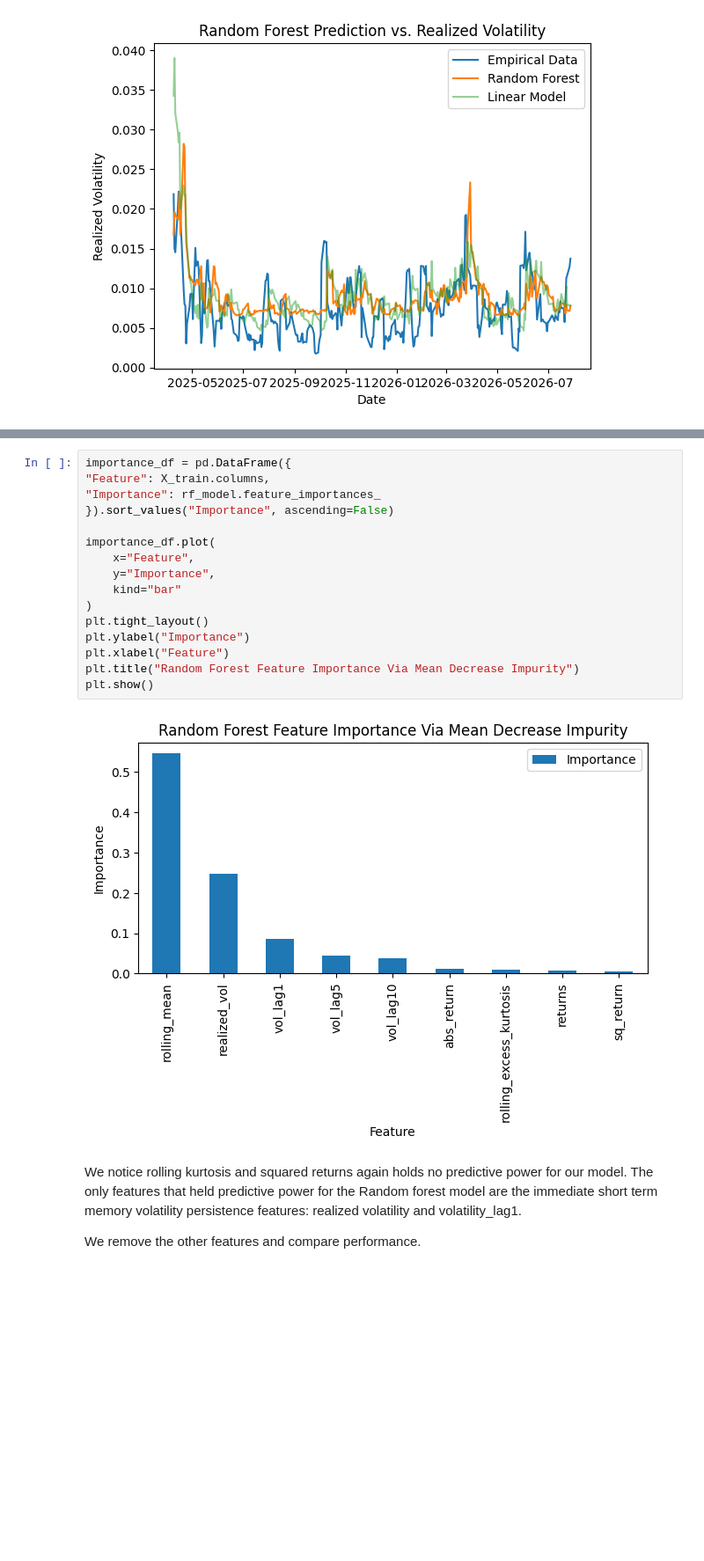
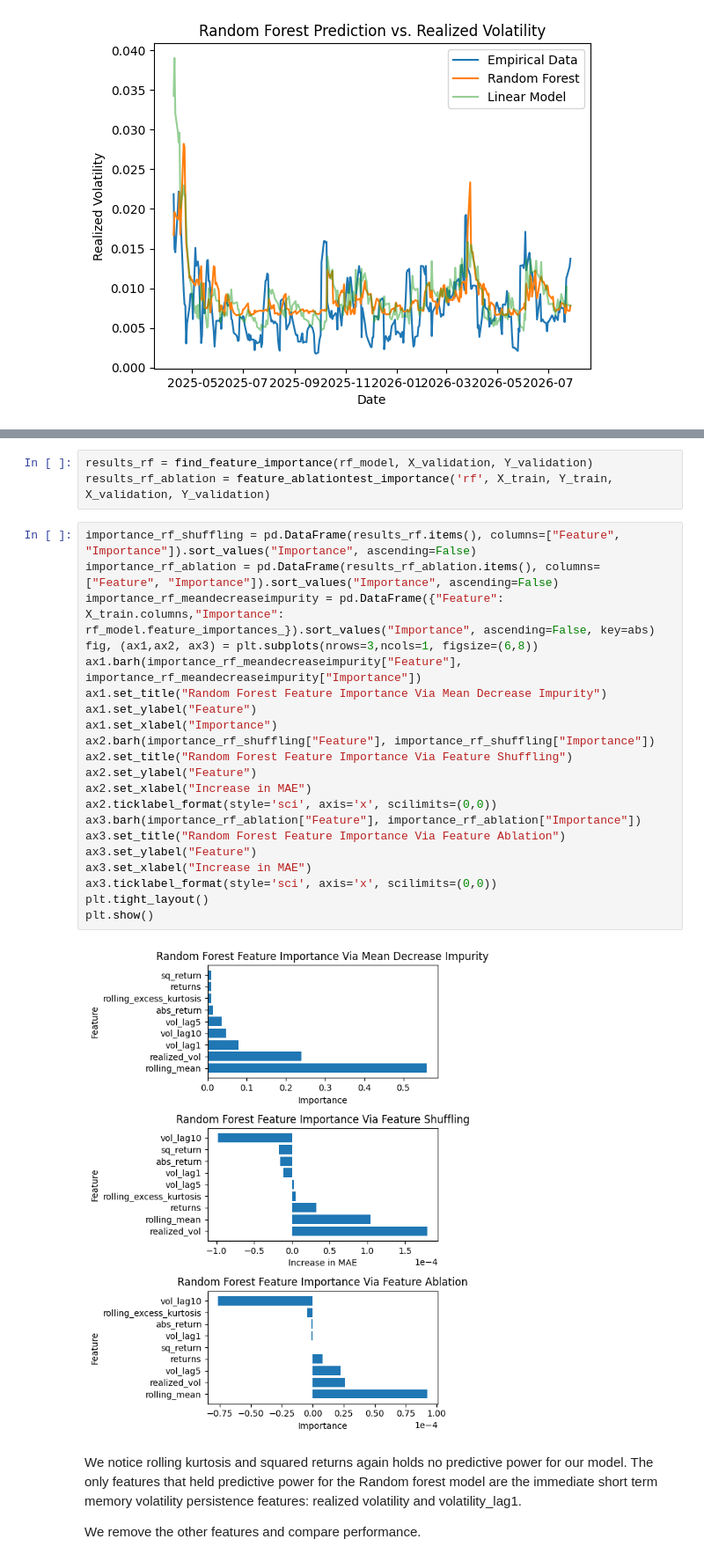
Before and after one commit to noellerpaula/gbm_vs_sp500, a Jupyter notebook: notebooks/analysis.ipynb, the cells around one changed output, grey strips where cells are left out. Shown at 88% size. Cells and saved outputs as stored; diff of their text form; blank space fills up the shorter version.

Commit message:
Adjusted analysis of Random Forest to new Target Variable, added feature selection method

```diff
--- a/notebooks/analysis.ipynb
+++ b/notebooks/analysis.ipynb
@@ -654,23 +683,31 @@ Despite the model's poor performance, we could still gleam valuable feature impo
 
 ### Feature Selection - Random Forest
-# %%
-importance_df = pd.DataFrame({
-"Feature": X_train.columns,
-"Importance": rf_model.feature_importances_
-}).sort_values("Importance", ascending=False)
-
-importance_df.plot(
-    x="Feature",
-    y="Importance",
-    kind="bar"
-)
-plt.tight_layout()
-plt.ylabel("Importance")
-plt.xlabel("Feature")
-plt.title("Random Forest Feature Importance Via Mean Decrease Impurity")
-plt.show()
-# %% [output]
-[figure, removed]
+# %%
+results_rf = find_feature_importance(rf_model, X_validation, Y_validation)
+results_rf_ablation = feature_ablationtest_importance('rf', X_train, Y_train, X_validation, Y_validation)
+# %%
+importance_rf_shuffling = pd.DataFrame(results_rf.items(), columns=["Feature", "Importance"]).sort_values("Importance", ascending=False)
+importance_rf_ablation = pd.DataFrame(results_rf_ablation.items(), columns=["Feature", "Importance"]).sort_values("Importance", ascending=False)
+importance_rf_meandecreaseimpurity = pd.DataFrame({"Feature": X_train.columns,"Importance": rf_model.feature_importances_}).sort_values("Importance", ascending=False, key=abs)
+fig, (ax1,ax2, ax3) = plt.subplots(nrows=3,ncols=1, figsize=(6,8))
+ax1.barh(importance_rf_meandecreaseimpurity["Feature"], importance_rf_meandecreaseimpurity["Importance"])
+ax1.set_title("Random Forest Feature Importance Via Mean Decrease Impurity")
+ax1.set_ylabel("Feature")
+ax1.set_xlabel("Importance")
+ax2.barh(importance_rf_shuffling["Feature"], importance_rf_shuffling["Importance"])
+ax2.set_title("Random Forest Feature Importance Via Feature Shuffling")
+ax2.set_ylabel("Feature")
+ax2.set_xlabel("Increase in MAE")
+ax2.ticklabel_format(style='sci', axis='x', scilimits=(0,0))
+ax3.barh(importance_rf_ablation["Feature"], importance_rf_ablation["Importance"])
+ax3.set_title("Random Forest Feature Importance Via Feature Ablation")
+ax3.set_ylabel("Feature")
+ax3.set_xlabel("Increase in MAE")
+ax3.ticklabel_format(style='sci', axis='x', scilimits=(0,0))
+plt.tight_layout()
+plt.show()
+# %% [output]
+[figure, added]
 # %% [markdown]
 We notice rolling kurtosis and squared returns again holds no predictive power for our model. The only features that held predictive power for the Random forest model are the immediate short term memory volatility persistence features: realized volatility and volatility_lag1.
 
```
Also changed, not shown: parts of 11 cells of this notebook.
